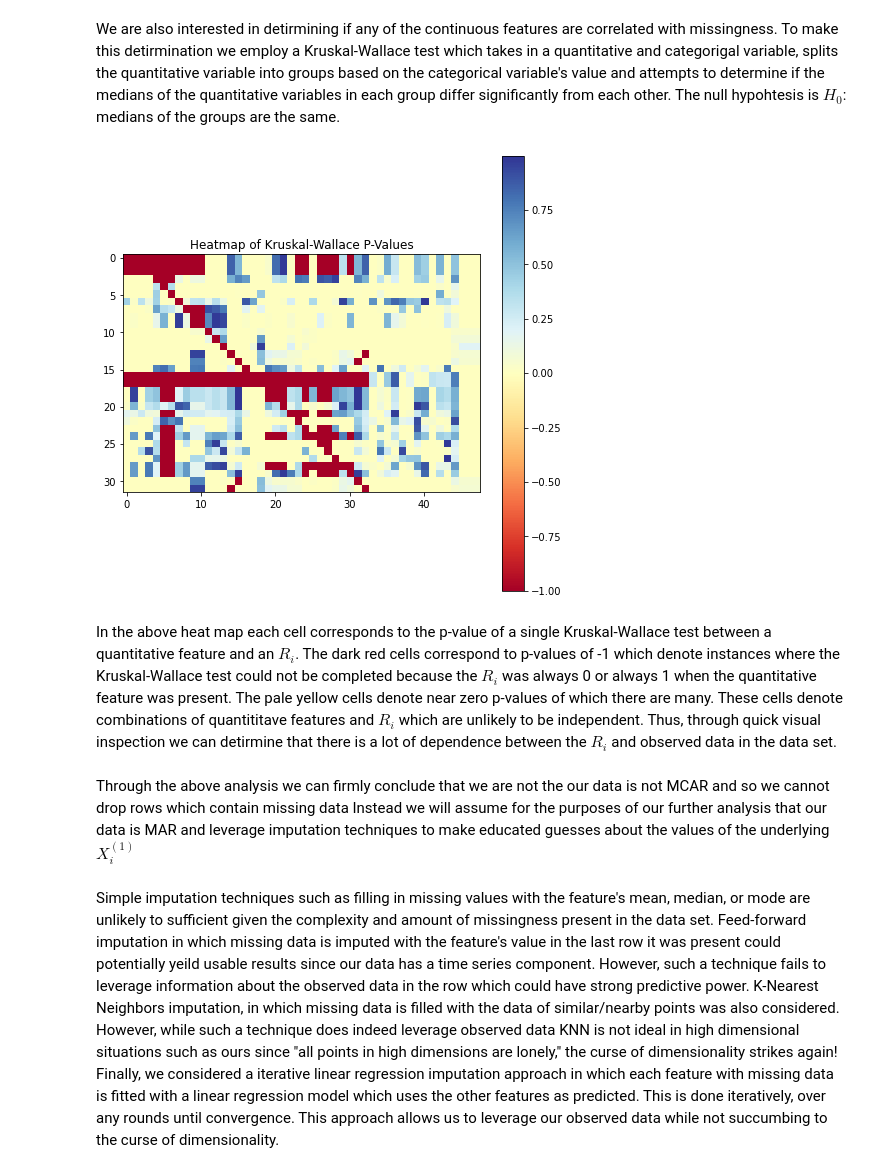
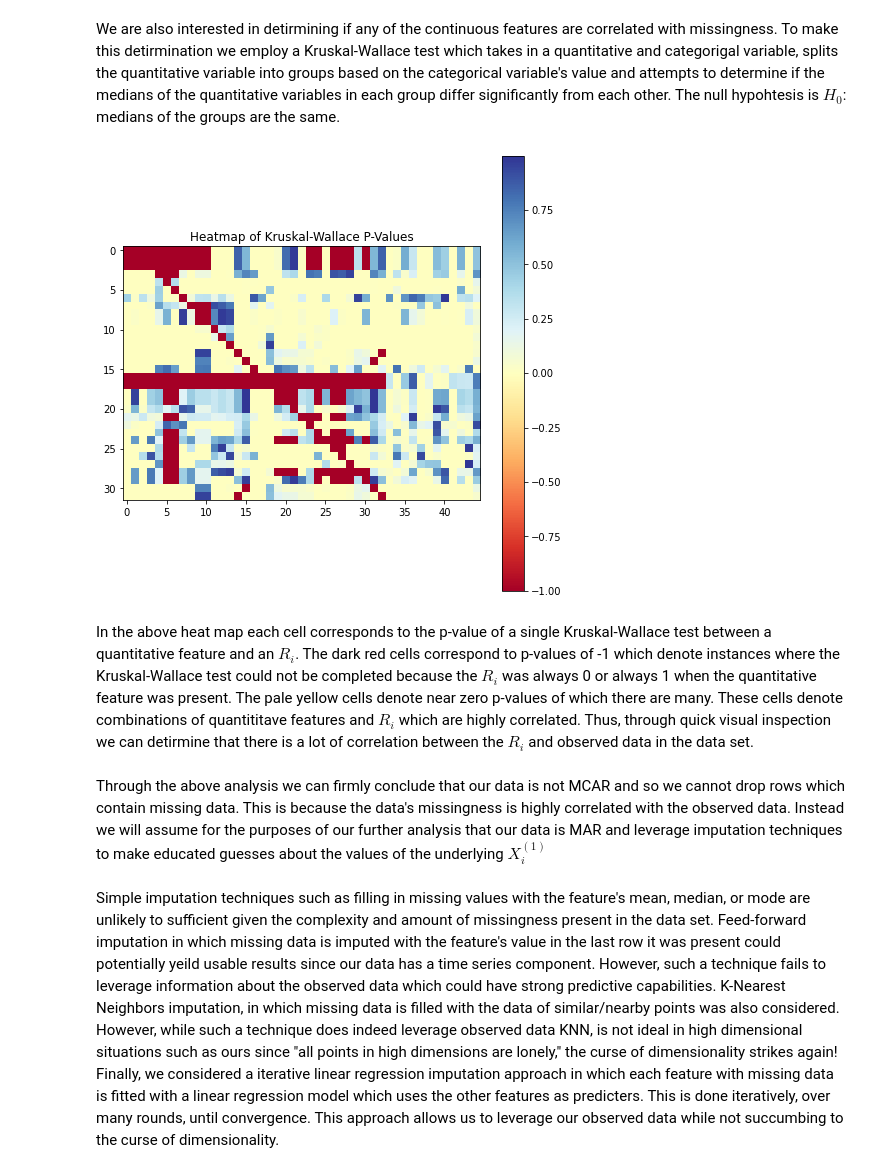
Before and after one commit to gportill/ml_final_project, a Jupyter notebook: Imputation_Methodology.ipynb, the cells around one changed output. Cells and saved outputs as stored; diff of their text form; code cells hidden in the pictures.

```diff
--- a/Imputation_Methodology.ipynb
+++ b/Imputation_Methodology.ipynb
@@ -92,39 +73,38 @@ We are also interested in detirmining if any of the continuous features are corr
 # %%
 #drop categorical features
 df_missing.drop(['iso_code','date'], axis=1, inplace = True)
 #columns of quantitative features
-quant_cols = df_missing.columns[:48]
-
+quant_cols = df_missing.columns[:45]
 
 #initialize data structure to hold p-values
 arr = np.zeros((len(Ri), len(quant_cols)))
 for i, missing_col in enumerate(Ri):
   for j, old_col in enumerate(quant_cols):
     #remove rows in which the quantitative predictor is missing
     df_sub = df_missing[df_missing[old_col].notna()]
     #group by the R_i into those rows with 0 and those with 1
     g = df_sub.groupby(missing_col)
     val_list = []
     for val in df_sub[missing_col].unique():
       #get the quantitative column of interest for each group
       val_list.append(g.get_group(val)[old_col])
     #if neither group is empty
     if len(val_list) > 1: arr[i,j] = ss.kruskal(*val_list).pvalue
     else: arr[i,j] = -1
 
 missingness_corr = pd.DataFrame(arr)
 
 plt.figure(figsize=(8, 8))
 plt.imshow(missingness_corr, cmap ="RdYlBu")
 plt.colorbar()
 plt.title('Heatmap of Kruskal-Wallace P-Values')
 plt.show()
 # %% [output]
-[figure, old version]
+[figure, new version]
 # %% [markdown]
-In the above heat map each cell corresponds to the p-value of a single Kruskal-Wallace test between a quantitative feature and an $R_i$. The dark red cells correspond to p-values of -1 which denote instances where the Kruskal-Wallace test could not be completed because the $R_i$ was always 0 or always 1 when the quantitative feature was present. The pale yellow cells denote near zero p-values of which there are many. These cells denote combinations of quantititave features and $R_i$ which are unlikely to be independent. Thus, through quick visual inspection we can detirmine that there is a lot of dependence between the $R_i$ and observed data in the data set.
+In the above heat map each cell corresponds to the p-value of a single Kruskal-Wallace test between a quantitative feature and an $R_i$. The dark red cells correspond to p-values of -1 which denote instances where the Kruskal-Wallace test could not be completed because the $R_i$ was always 0 or always 1 when the quantitative feature was present. The pale yellow cells denote near zero p-values of which there are many. These cells denote combinations of quantititave features and $R_i$ which are highly correlated. Thus, through quick visual inspection we can detirmine that there is a lot of correlation between the $R_i$ and observed data in the data set.
 # %% [markdown]
-Through the above analysis we can firmly conclude that we are not the our data is not MCAR and so we cannot drop rows which contain missing data Instead we will assume for the purposes of our further analysis that our data is MAR and leverage imputation techniques to make educated guesses about the values of the underlying $X_i^{(1)}$
+Through the above analysis we can firmly conclude that our data is not MCAR and so we cannot drop rows which contain missing data. This is because the data's missingness is highly correlated with the observed data. Instead we will assume for the purposes of our further analysis that our data is MAR and leverage imputation techniques to make educated guesses about the values of the underlying $X_i^{(1)}$
 # %% [markdown]
-Simple imputation techniques such as filling in missing values with the feature's mean, median, or mode are unlikely to sufficient given the complexity and amount of missingness present in the data set. Feed-forward imputation in which missing data is imputed with the feature's value in the last row it was present could potentially yeild usable results since our data has a time series component. However, such a technique fails to leverage information about the observed data in the row which could have strong predictive power. K-Nearest Neighbors imputation, in which missing data is filled with the data of similar/nearby points was also considered. However, while such a technique does indeed leverage observed data KNN is not ideal in high dimensional situations such as ours since "all points in high dimensions are lonely," the curse of dimensionality strikes again! Finally, we considered a iterative linear regression imputation approach in which each feature with missing data is fitted with a linear regression model which uses the other features as predicted. This is done iteratively, over any rounds until convergence. This approach allows us to leverage our observed data while not succumbing to the curse of dimensionality.
+Simple imputation techniques such as filling in missing values with the feature's mean, median, or mode are unlikely to sufficient given the complexity and amount of missingness present in the data set. Feed-forward imputation in which missing data is imputed with the feature's value in the last row it was present could potentially yeild usable results since our data has a time series component. However, such a technique fails to leverage information about the observed data which could have strong predictive capabilities. K-Nearest Neighbors imputation, in which missing data is filled with the data of similar/nearby points was also considered. However, while such a technique does indeed leverage observed data KNN, is not ideal in high dimensional situations such as ours since "all points in high dimensions are lonely," the curse of dimensionality strikes again! Finally, we considered a iterative linear regression imputation approach in which each feature with missing data is fitted with a linear regression model which uses the other features as predicters. This is done iteratively, over many rounds, until convergence. This approach allows us to leverage our observed data while not succumbing to the curse of dimensionality.
 # %% [markdown]
```
Also changed, not shown: parts of 7 cells of this notebook, 1 other file.
